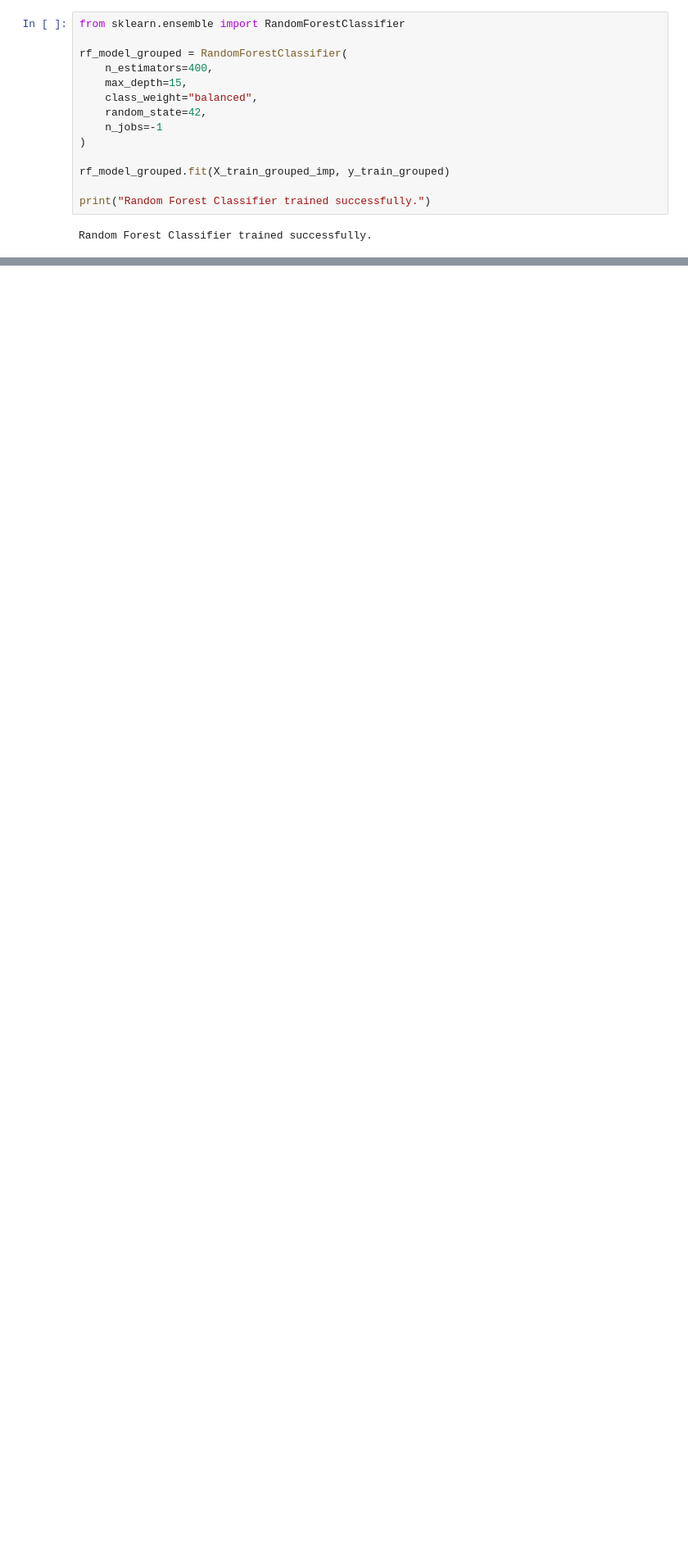
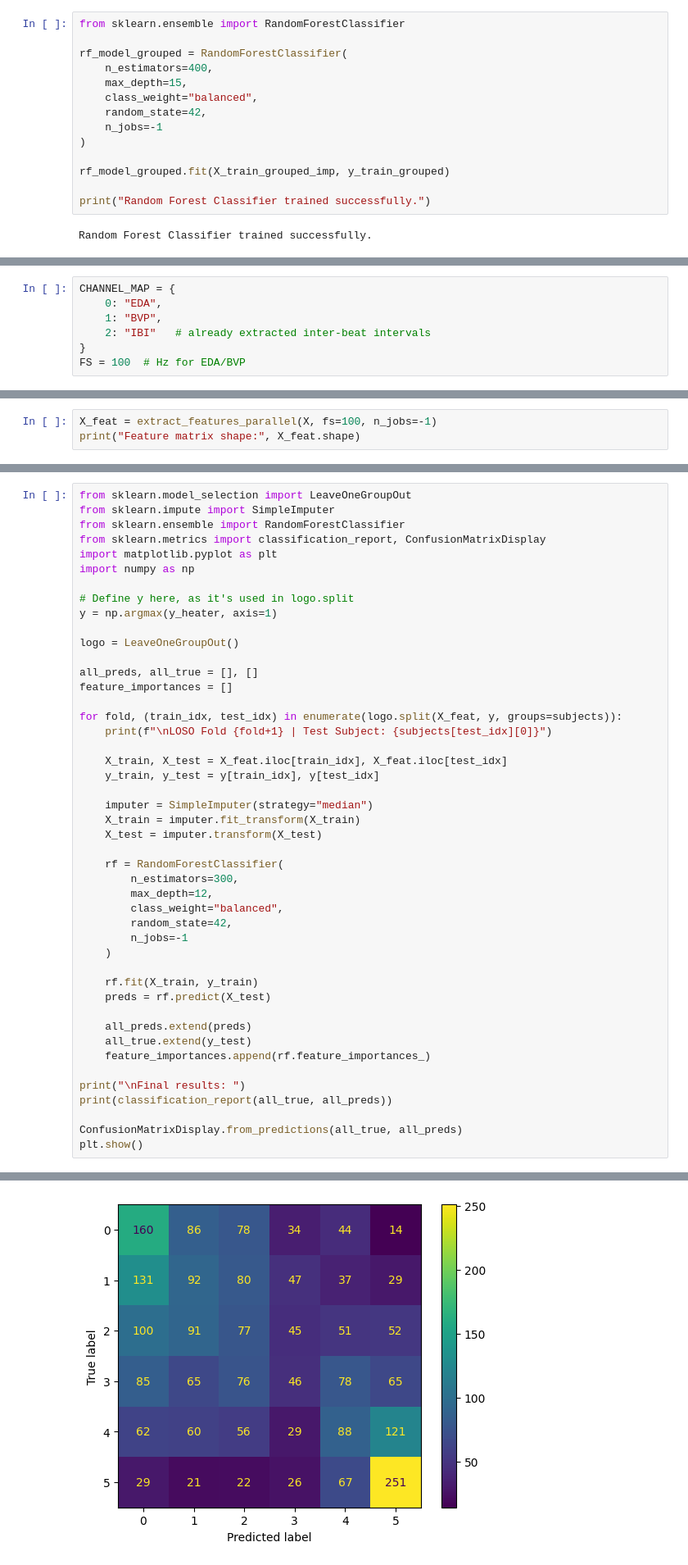
Before and after one commit to kundana12345/PainAI, a Jupyter notebook: Pain_Recognition_with_Experimental_Dataset_Explainability.ipynb, the cells around one changed output, grey strips where cells are left out. Shown at 82% size. Cells and saved outputs as stored; diff of their text form; blank space fills up the shorter version.

```diff
--- a/Pain_Recognition_with_Experimental_Dataset_Explainability.ipynb
+++ b/Pain_Recognition_with_Experimental_Dataset_Explainability.ipynb
@@ -992,0 +868,7 @@ dtype: float64
+# %%
+CHANNEL_MAP = {
+    0: "EDA",
+    1: "BVP",
+    2: "IBI"   # already extracted inter-beat intervals
+}
+FS = 100  # Hz for EDA/BVP
@@ -992,0 +1175,3 @@ dtype: float64
+# %%
+X_feat = extract_features_parallel(X, fs=100, n_jobs=-1)
+print("Feature matrix shape:", X_feat.shape)
@@ -992,0 +1185,47 @@ dtype: float64
+# %%
+from sklearn.model_selection import LeaveOneGroupOut
+from sklearn.impute import SimpleImputer
+from sklearn.ensemble import RandomForestClassifier
+from sklearn.metrics import classification_report, ConfusionMatrixDisplay
+import matplotlib.pyplot as plt
+import numpy as np
+
+# Define y here, as it's used in logo.split
+y = np.argmax(y_heater, axis=1)
+
+logo = LeaveOneGroupOut()
+
+all_preds, all_true = [], []
+feature_importances = []
+
+for fold, (train_idx, test_idx) in enumerate(logo.split(X_feat, y, groups=subjects)):
+    print(f"\nLOSO Fold {fold+1} | Test Subject: {subjects[test_idx][0]}")
+
+    X_train, X_test = X_feat.iloc[train_idx], X_feat.iloc[test_idx]
+    y_train, y_test = y[train_idx], y[test_idx]
+
+    imputer = SimpleImputer(strategy="median")
+    X_train = imputer.fit_transform(X_train)
+    X_test = imputer.transform(X_test)
+
+    rf = RandomForestClassifier(
+        n_estimators=300,
+        max_depth=12,
+        class_weight="balanced",
+        random_state=42,
+        n_jobs=-1
+    )
+
+    rf.fit(X_train, y_train)
+    preds = rf.predict(X_test)
+
+    all_preds.extend(preds)
+    all_true.extend(y_test)
+    feature_importances.append(rf.feature_importances_)
+
+print("\nFinal results: ")
+print(classification_report(all_true, all_preds))
+
+ConfusionMatrixDisplay.from_predictions(all_true, all_preds)
+plt.show()
+# %% [output]
@@ -992,0 +1249 @@ dtype: float64
+[figure, added]
```
Also changed, not shown: parts of 47 cells of this notebook.
